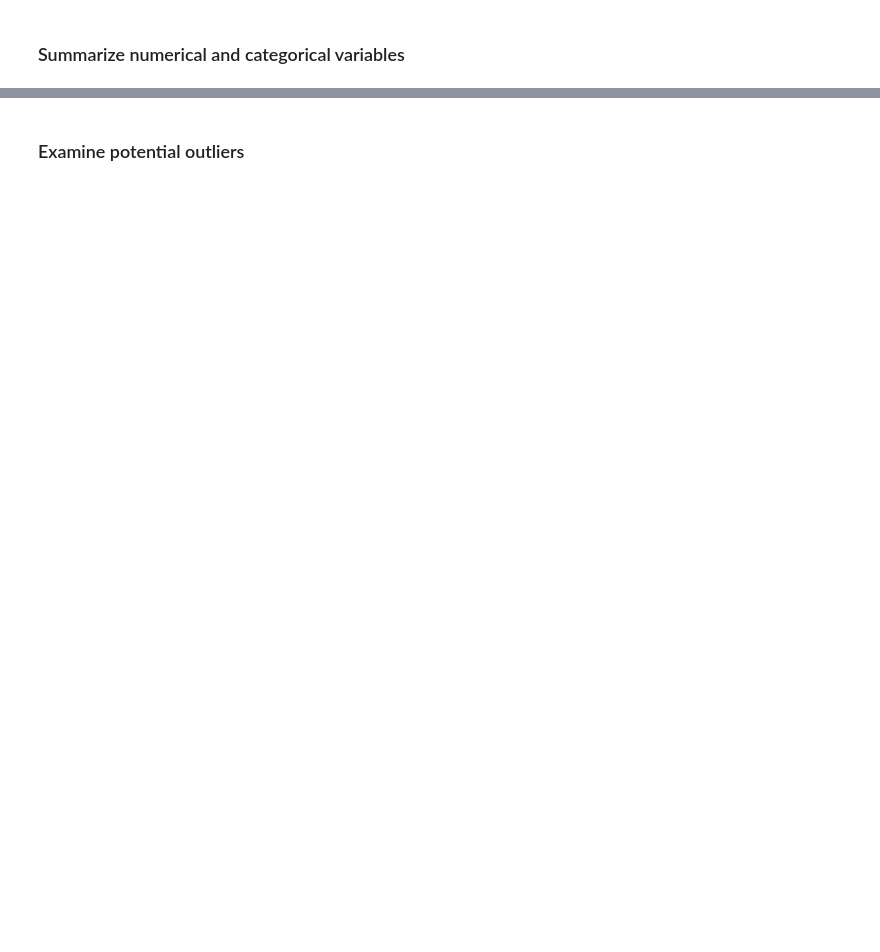
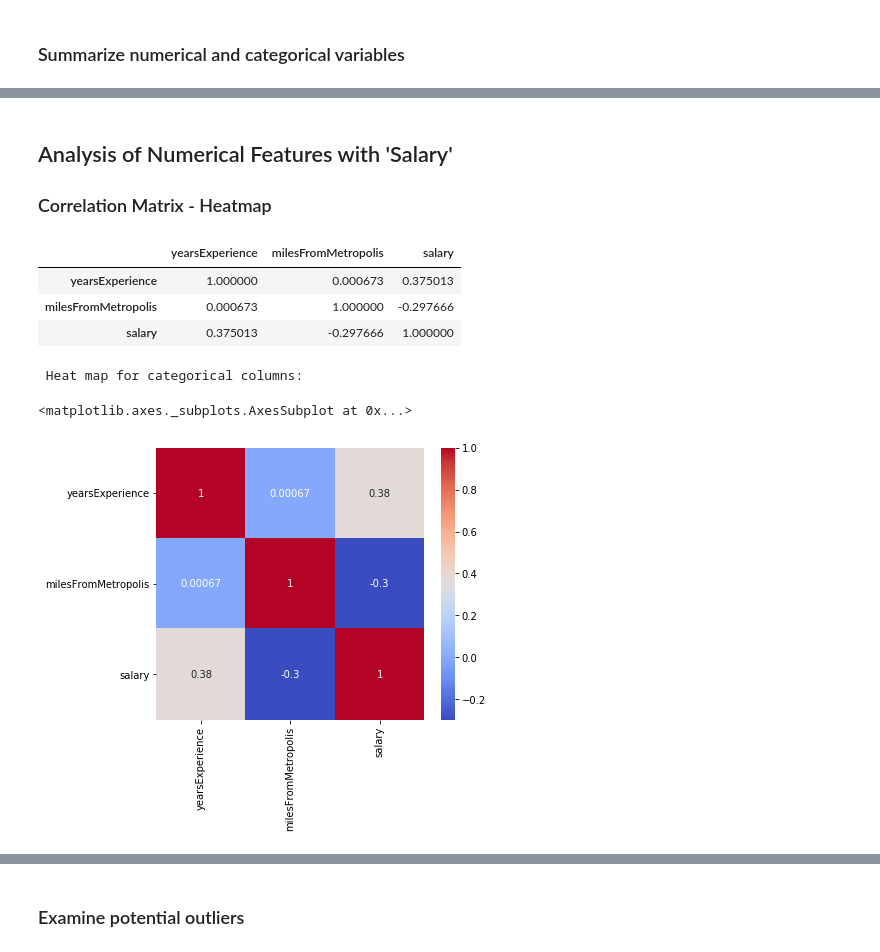
Before and after one commit to robinyUArizona/Job-Salary-Prediction, a Jupyter notebook: EDA - Job Salary Prediction.ipynb, the cells around one changed output, grey strips where cells are left out. Drawn from its saved outputs; the diff is of its cells as text; code cells hidden in the pictures; blank space fills up the shorter version.

```diff
--- a/EDA - Job Salary Prediction.ipynb
+++ b/EDA - Job Salary Prediction.ipynb
@@ -339,0 +377,9 @@ categorical_cols
+# %%
+## Numerical Features ##
+num_int_type = train_df.select_dtypes(include='int64').columns.tolist()
+num_float_type = train_df.select_dtypes(include='float64').columns.tolist()
+num_type = num_int_type + num_float_type
+print("\nNumerical types columns name: \n", num_type)
+
+cat_object_type = train_df.select_dtypes(include='object').columns.tolist()
+print("\n\nCategorical types columns name: \n", cat_object_type)
@@ -419,0 +453,18 @@ None
+# %% [markdown]
+## Analysis of Numerical Features with 'Salary'
+### Correlation Matrix - Heatmap
+# %%
+corr_matrix = train_df[num_type].corr()
+display(corr_matrix)
+
+print(" Heat map for categorical columns: ")
+plt.subplots(figsize=(6,5))
+display(sns.heatmap(corr_matrix, annot = True, cmap= 'coolwarm'))
+# %% [output]
+|  | yearsExperience | milesFromMetropolis | salary |
+| yearsExperience | 1.000000 | 0.000673 | 0.375013 |
+| milesFromMetropolis | 0.000673 | 1.000000 | -0.297666 |
+| salary | 0.375013 | -0.297666 | 1.000000 |
+ Heat map for categorical columns:
+<matplotlib.axes._subplots.AxesSubplot at 0x...>
+[figure, added]
```
Also changed, not shown: parts of 63 cells of this notebook.
